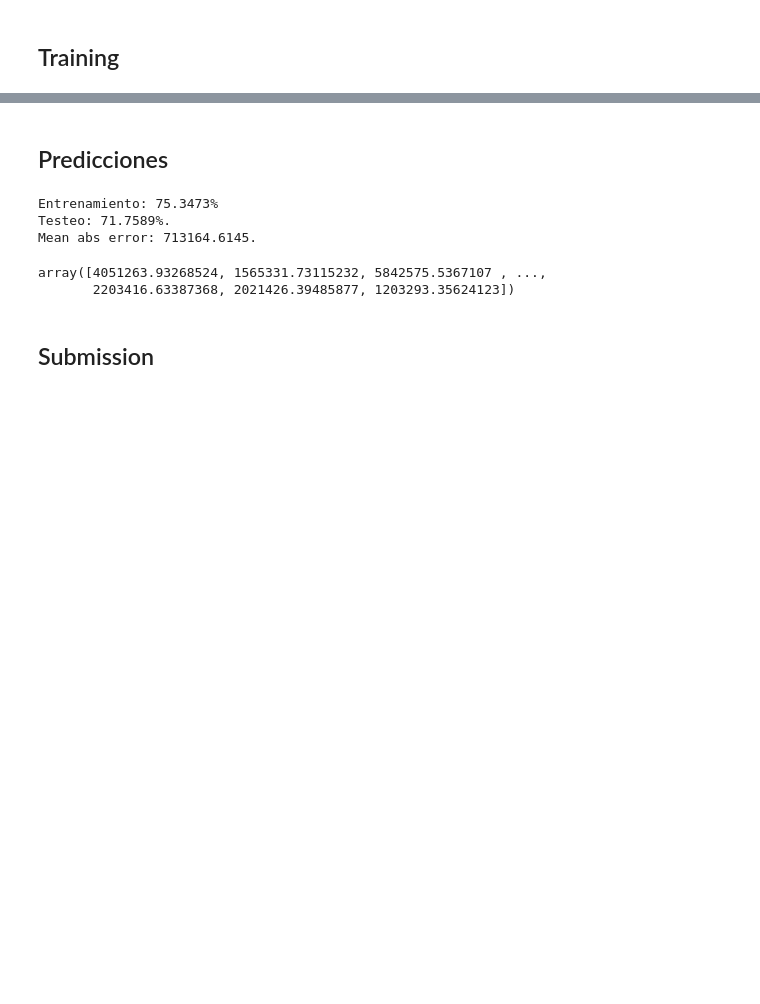
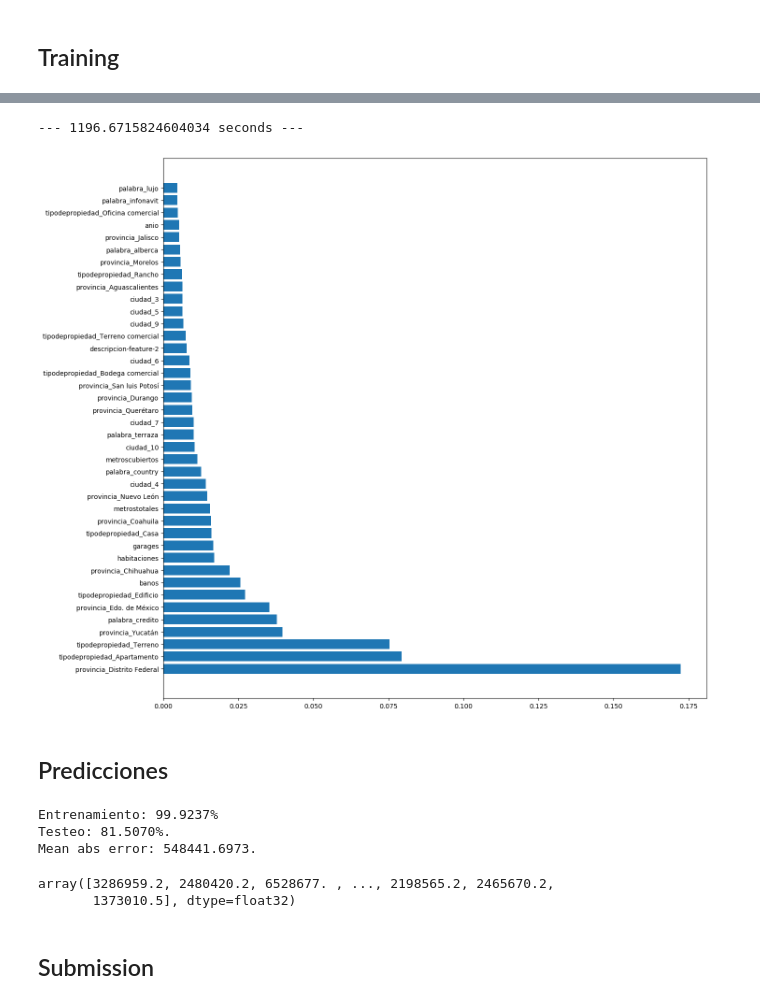
Before and after one commit to petermacgaul/orgaDatos-1, a Jupyter notebook: TP2/25 - RF - Test Average Word2Vec.ipynb, the cells around one changed output, grey strips where cells are left out. Saved outputs shown, nothing was run; the diff lists cells and outputs as text; code cells hidden in the pictures; blank space fills up the shorter version.

```diff
--- a/TP2/25 - RF - Test Average Word2Vec.ipynb
+++ b/TP2/25 - RF - Test Average Word2Vec.ipynb
@@ -152,0 +133,9 @@ RandomForestRegressor(bootstrap=True, criterion='mse', max_depth=10,
+# %%
+features = X_train.columns
+X_train.columns = list(range(0,X_train.shape[1]))
+X_test.columns = list(range(0,X_test.shape[1]))
+# %%
+from xgboost import XGBRegressor
+
+model = XGBRegressor(n_estimators=1000,n_jobs=3,objective="reg:squarederror", max_depth= 14,min_child_weight = 10,colsample_bytree=0.5, gamma=1, learning_rate=0.1, subsample=1,)
+model
@@ -153,3 +150,24 @@ RandomForestRegressor(bootstrap=True, criterion='mse', max_depth=10,
+# %%
+import time
+start_time = time.time()
+model.fit(X_train, y_train)
+
+print("--- %s seconds ---" % (time.time() - start_time))
+# %% [output]
+--- 1196.6715824604034 seconds ---
+# %%
+plt.rcParams["figure.figsize"] = [15, 15]
+
+importancia = model.feature_importances_
+
+d = {'x':features,'y':importancia}
+
+df_importancia = pd.DataFrame(d)
+# %%
+importancia = df_importancia.sort_values(by="y",ascending=False).head(40)
+ax = plt.barh(importancia.x,importancia.y)
+# %% [output]
+[figure, added]
 # %% [markdown]
 ## Predicciones
 # %%
@@ -167,11 +185,11 @@ def predecir(model, train_features, train_labels, test_features, test_labels):
 # %%
 predecir(model, X_train, y_train, X_test, y_test)
 # %% [output]
-Entrenamiento: 75.3473%
-Testeo: 71.7589%.
-Mean abs error: 713164.6145.
+Entrenamiento: 99.9237%
+Testeo: 81.5070%.
+Mean abs error: 548441.6973.
-array([4051263.93268524, 1565331.73115232, 5842575.5367107 , ...,
-       2203416.63387368, 2021426.39485877, 1203293.35624123])
+array([3286959.2, 2480420.2, 6528677. , ..., 2198565.2, 2465670.2,
+       1373010.5], dtype=float32)
 # %% [markdown]
 ## Submission
 # %%
```
Also changed, not shown: parts of 5 cells of this notebook, 2 other files.
